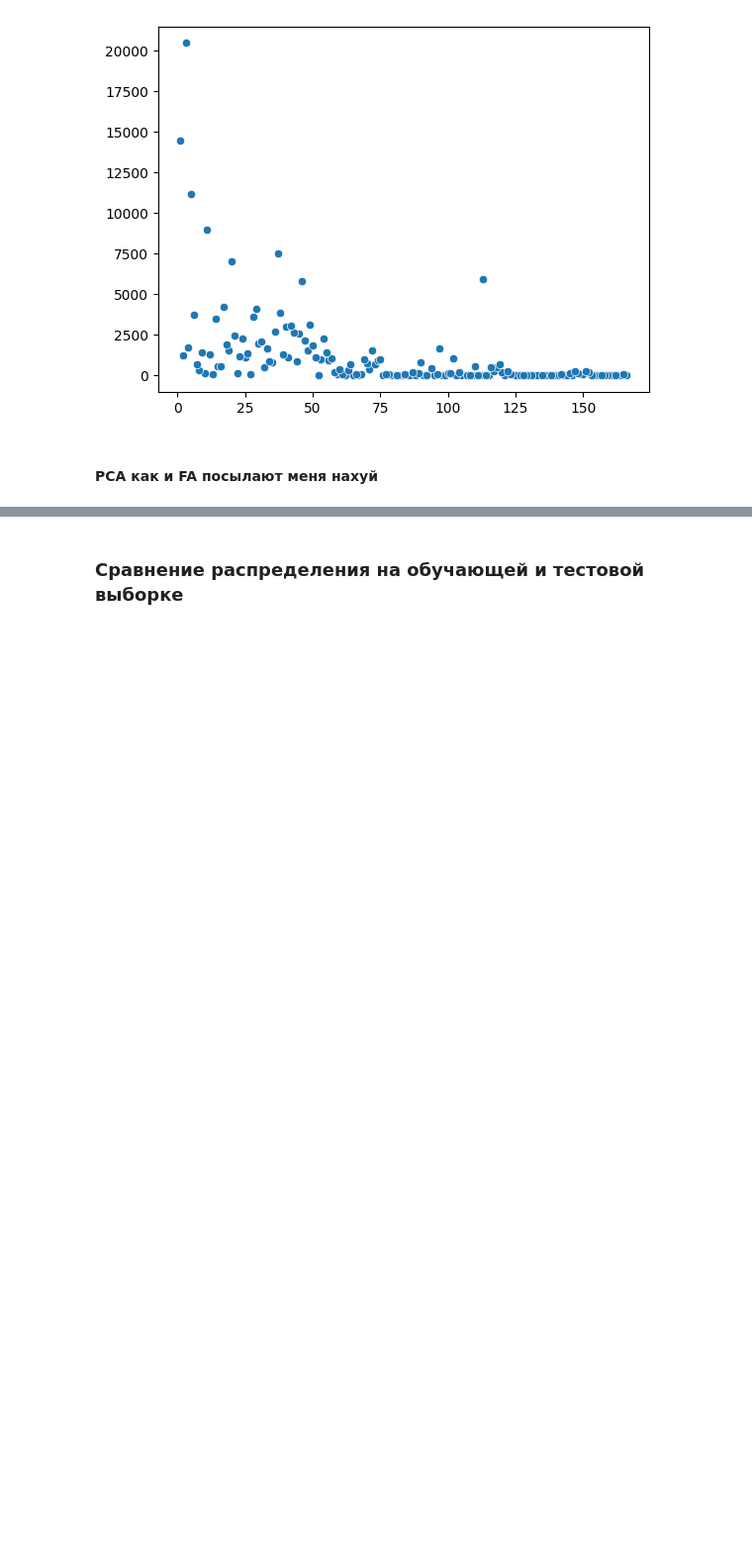
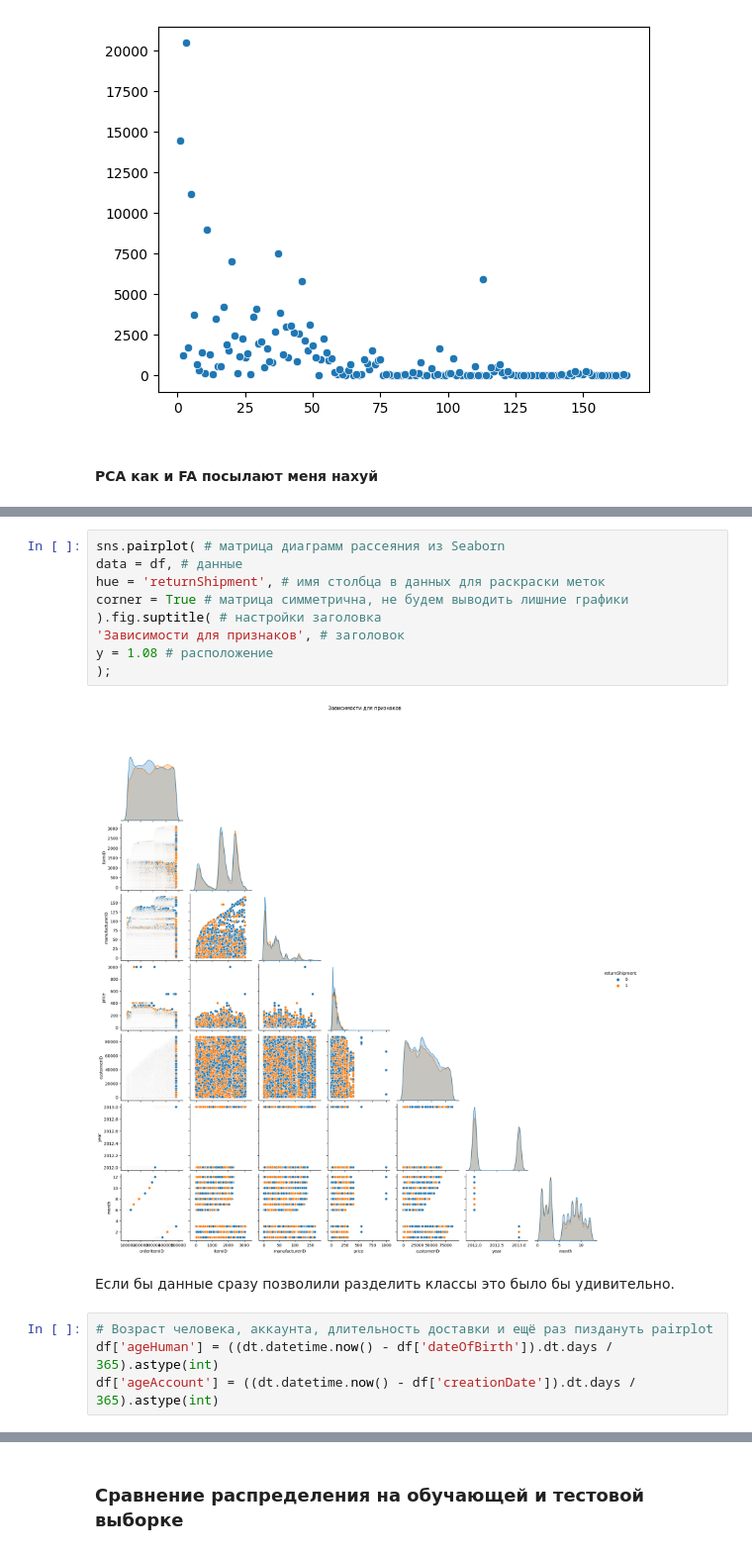
Before and after one commit to EfimowEgor/MMAD_DMC2014, a Jupyter notebook: EDA_v2.ipynb, the cells around one changed output, grey strips where cells are left out. Shown at 99% size. Saved outputs shown, nothing was run; the diff lists cells and outputs as text; blank space fills up the shorter version.

```diff
--- a/EDA_v2.ipynb
+++ b/EDA_v2.ipynb
@@ -113,2 +121,19 @@ del date_stat, stats_df, index_tuples, labels
 # %% [output]
 [figure]
+# %%
+sns.pairplot( # матрица диаграмм рассеяния из Seaborn
+data = df, # данные
+hue = 'returnShipment', # имя столбца в данных для раскраски меток
+corner = True # матрица симметрична, не будем выводить лишние графики
+).fig.suptitle( # настройки заголовка
+'Зависимости для признаков', # заголовок
+y = 1.08 # расположение
+);
+# %% [output]
+[figure, added]
+# %% [markdown]
+Если бы данные сразу позволили разделить классы это было бы удивительно.
+# %%
+# Возраст человека, аккаунта, длительность доставки и ещё раз пиздануть pairplot
+df['ageHuman'] = ((dt.datetime.now() - df['dateOfBirth']).dt.days / 365).astype(int)
+df['ageAccount'] = ((dt.datetime.now() - df['creationDate']).dt.days / 365).astype(int)
```
Also changed, not shown: parts of 9 cells of this notebook.
